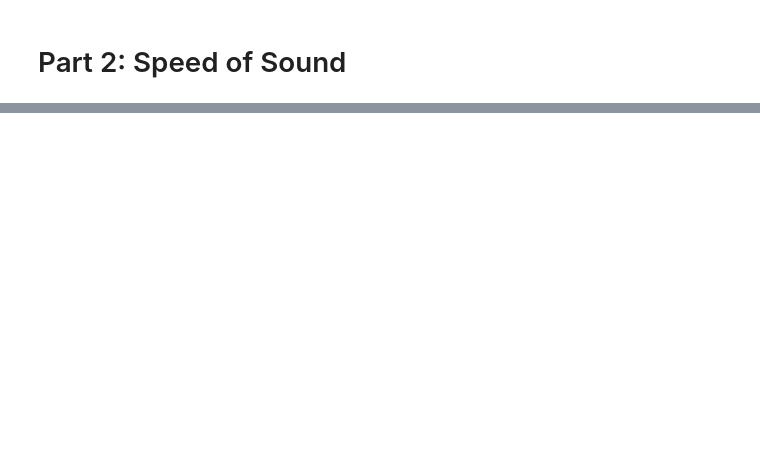
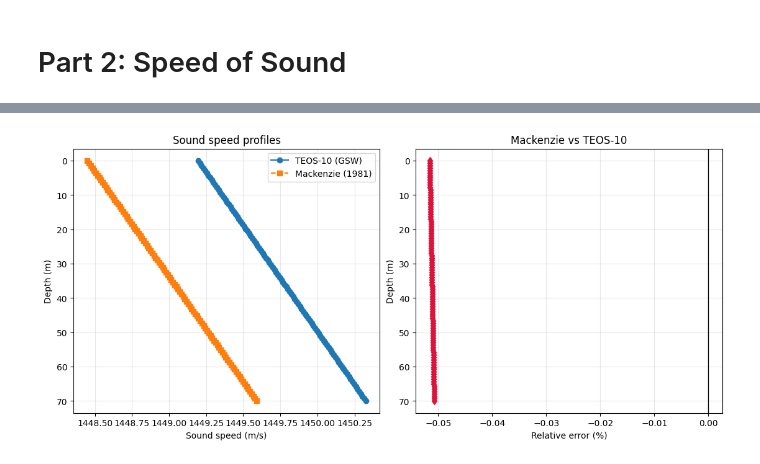
Before and after one commit to natslimak/OceanCourses, a Jupyter notebook: UnderwaterAcoustics/1-OceanObservatories.ipynb, the cells around one changed output, grey strips where cells are left out. Drawn from its saved outputs; the diff is of its cells as text; code cells hidden in the pictures; blank space fills up the shorter version.

```diff
--- a/UnderwaterAcoustics/1-OceanObservatories.ipynb
+++ b/UnderwaterAcoustics/1-OceanObservatories.ipynb
@@ -23,21 +54,67 @@ import numpy as np
 # %%
-def speed_of_sound_in_water(temperature_celsius, salinity_ppt, depth_meters):
-    """Calculate the speed of sound in seawater using the Mackenzie formula."""
-    c = (1448.96 +
-         4.591 * temperature_celsius -
-         0.05304 * temperature_celsius**2 +
-         2.374 * 10**-4 * temperature_celsius**3 +
-         1.34 * (salinity_ppt - 35) +
-         0.0163 * depth_meters +
-         1.675 * 10**-7 * depth_meters**2 -
-         0.01025 * temperature_celsius * (salinity_ppt - 35) -
-         7.139 * 10**-13 * temperature_celsius * depth_meters**3)
-    return c
+# Reuse Part 1 inputs (same salinity, temperature, and depth-derived pressure).
+T = 8.0   # in-situ temperature [deg C]
+SP = 8.0  # Practical Salinity [psu]
+lat = 0.0
+lon = 0.0
 
-# Calculations for specific conditions
-depths = [10, 40, 70]
-speeds = [speed_of_sound_in_water(8, 8, d) for d in depths]
+# Initialize depth array
+z = np.linspace(0, 70, 100)
 
-# Print the results
-for d, s in zip(depths, speeds):
-    print(f"Depth: {d} m, Speed of Sound: {s:.2f} m/s")
+# Pressure from depth (TEOS-10 convention: z is negative below sea surface).
+p = gsw.p_from_z(-z, lat)  # [dbar]
+
+# TEOS-10 sound speed
+SA = gsw.SA_from_SP(SP * np.ones_like(p), p, lon * np.ones_like(p), lat * np.ones_like(p))
+CT = gsw.CT_from_t(SA, T * np.ones_like(p), p)
+c_teos = gsw.sound_speed(SA, CT, p)
+
+# Mackenzie (1981) using the same depth points
+c_mack = (
+    1448.96
+    + 4.591 * T
+    - 0.05304 * T**2
+    + 2.374e-4 * T**3
+    + 1.34 * (SP - 35.0)
+    + 0.0163 * z
+    + 1.675e-7 * z**2
+    - 0.01025 * T * (SP - 35.0)
+    - 7.139e-13 * T * z**3
+)
+
+# Relative error of Mackenzie with respect to TEOS-10
+rel_err = 100.0 * (c_mack - c_teos) / c_teos
+
+# Plot profiles
+fig, axes = plt.subplots(1, 2, figsize=(11, 5), constrained_layout=True)
+
+axes[0].plot(c_teos, z, 'o-', label='TEOS-10 (GSW)')
+axes[0].plot(c_mack, z, 's--', label='Mackenzie (1981)')
+axes[0].invert_yaxis()
+axes[0].set_xlabel('Sound speed (m/s)')
+axes[0].set_ylabel('Depth (m)')
+axes[0].set_title('Sound speed profiles')
+axes[0].grid(True, alpha=0.3)
+axes[0].legend()
+
+axes[1].plot(rel_err, z, 'd-', color='crimson')
+axes[1].axvline(0.0, color='k', linewidth=1)
+axes[1].invert_yaxis()
+axes[1].set_xlabel('Relative error (%)')
+axes[1].set_ylabel('Depth (m)')
+axes[1].set_title('Mackenzie vs TEOS-10')
+axes[1].grid(True, alpha=0.3)
+
+plt.show()
+
+# Short interpretation
+i_max = int(np.argmax(np.abs(rel_err)))
+print("\nInterpretation:")
+print(
+    f"Largest mismatch is at ~{z[i_max]:.1f} m with relative error {rel_err[i_max]:.4f}%. "
+    "Errors are generally small over this shallow range, and differences come from "
+    "Mackenzie being an empirical polynomial (limited calibration range) while TEOS-10 "
+    "uses thermodynamically consistent seawater properties."
+)
+# %% [output]
+[figure, added]
```
Also changed, not shown: parts of 8 cells of this notebook, 4 other files.
